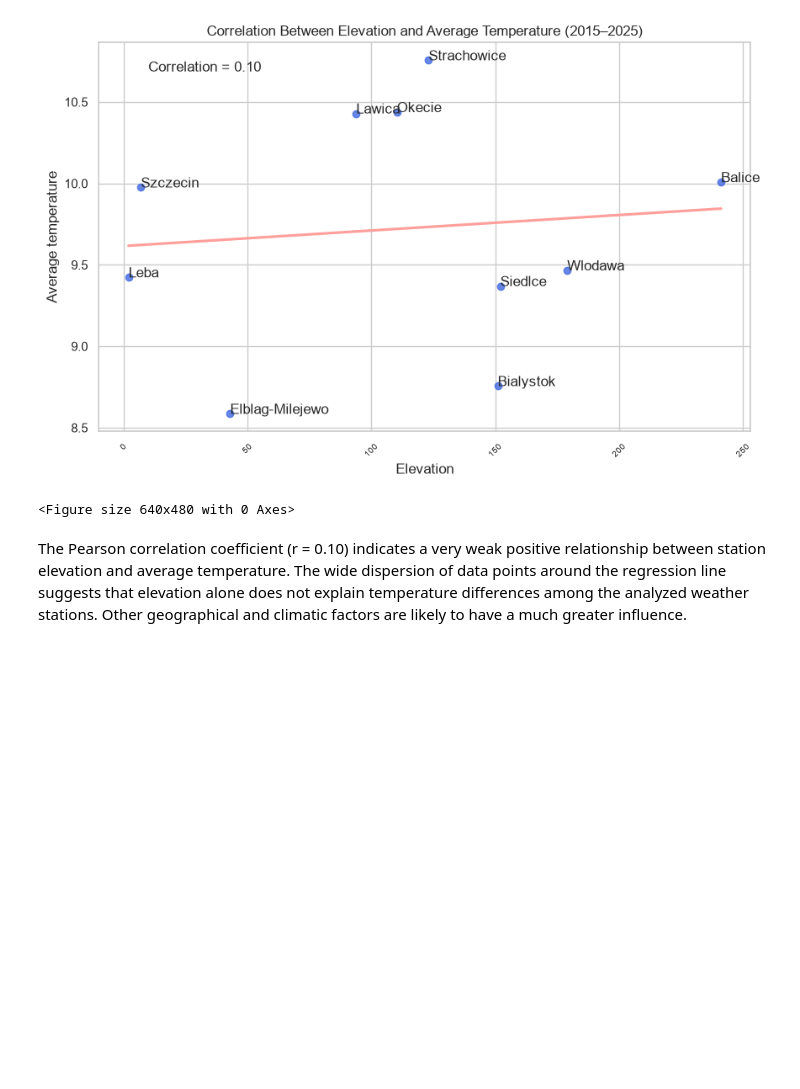
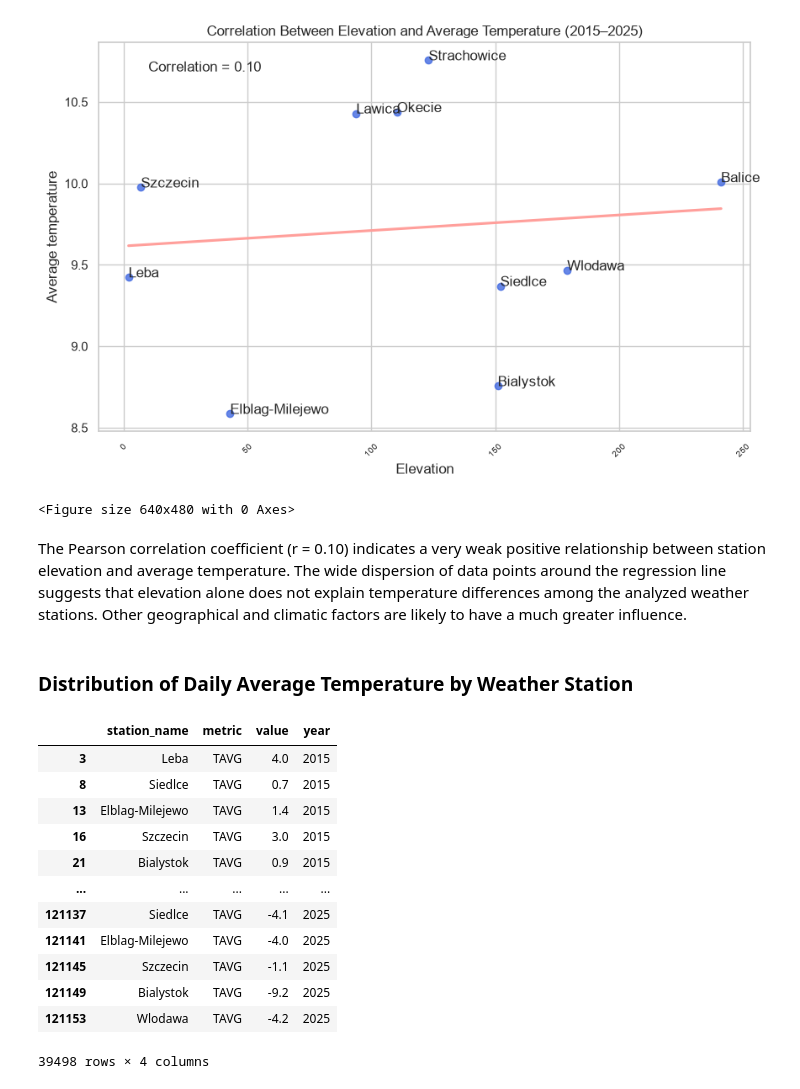
Before and after one commit to nerwuuus/data-toolkit, a Jupyter notebook: weather_data_processing/01_scripts/8_pandas_analysis.ipynb, the cells around one changed output. Cells and saved outputs as stored; diff of their text form; code cells hidden in the pictures; blank space fills up the shorter version.

```diff
--- a/weather_data_processing/01_scripts/8_pandas_analysis.ipynb
+++ b/weather_data_processing/01_scripts/8_pandas_analysis.ipynb
@@ -516,3 +526,24 @@ plt.savefig(
 <Figure size 640x480 with 0 Axes>
 # %% [markdown]
 The Pearson correlation coefficient (r = 0.10) indicates a very weak positive relationship between station elevation and average temperature. The wide dispersion of data points around the regression line suggests that elevation alone does not explain temperature differences among the analyzed weather stations. Other geographical and climatic factors are likely to have a much greater influence.
+# %% [markdown]
+### Distribution of Daily Average Temperature by Weather Station
+# %%
+plot_raw = df.copy()
+plot = plot_raw[['station_name', 'metric', 'value', 'year']]
+
+plot
+# %% [output]
+|  | station_name | metric | value | year |
+| 3 | Leba | TAVG | 4.0 | 2015 |
+| 8 | Siedlce | TAVG | 0.7 | 2015 |
+| 13 | Elblag-Milejewo | TAVG | 1.4 | 2015 |
+| 16 | Szczecin | TAVG | 3.0 | 2015 |
+| 21 | Bialystok | TAVG | 0.9 | 2015 |
+| ... | ... | ... | ... | ... |
+| 121137 | Siedlce | TAVG | -4.1 | 2025 |
+| 121141 | Elblag-Milejewo | TAVG | -4.0 | 2025 |
+| 121145 | Szczecin | TAVG | -1.1 | 2025 |
+| 121149 | Bialystok | TAVG | -9.2 | 2025 |
+| 121153 | Wlodawa | TAVG | -4.2 | 2025 |
+39498 rows × 4 columns
```
Also changed, not shown: parts of 11 cells of this notebook.
